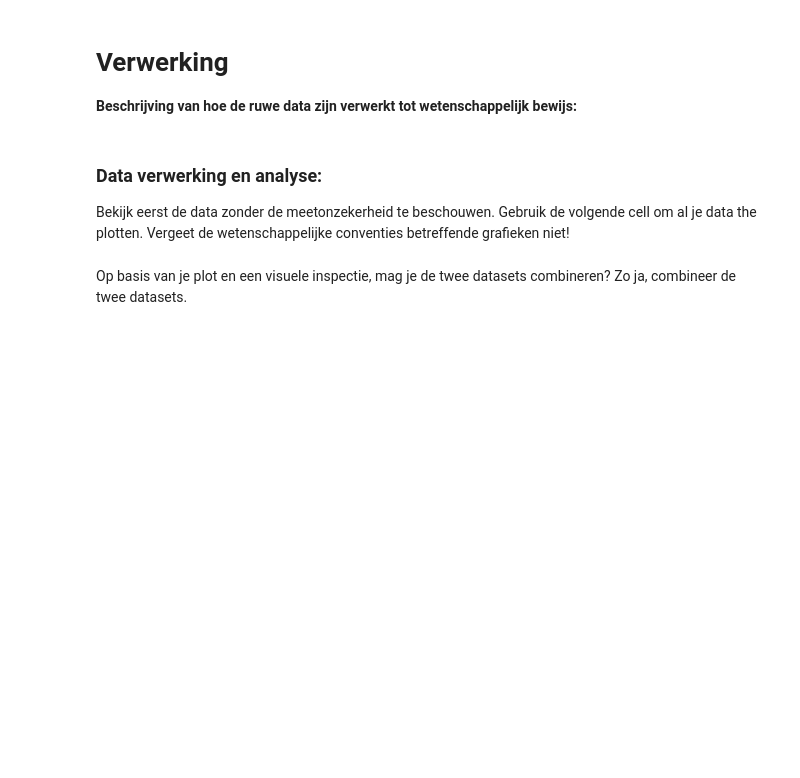
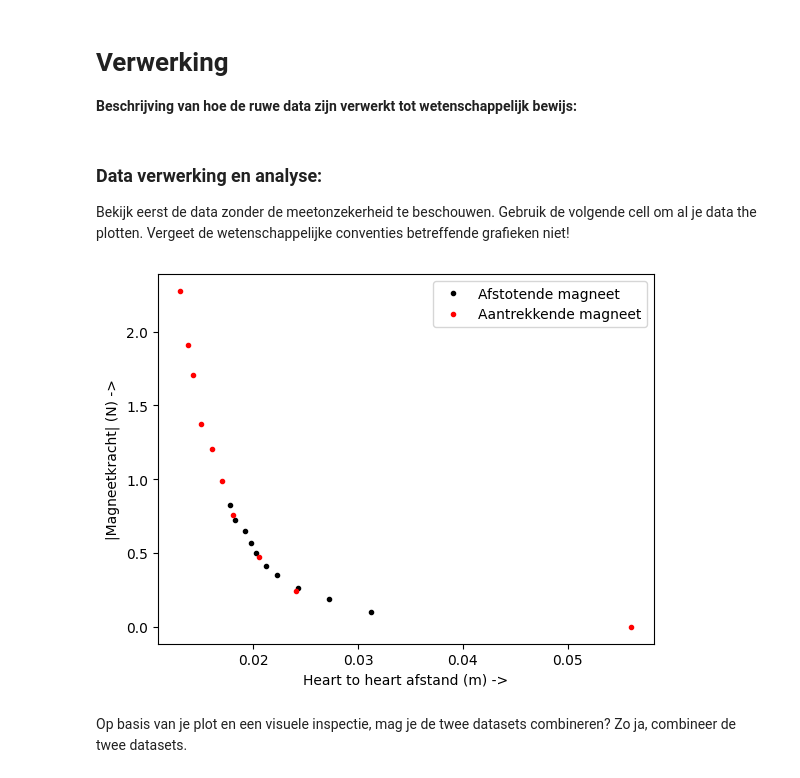
Before and after one commit to Emcrypted-Dev/practicum131023, a Jupyter notebook: IE1_labjournaal_NL.ipynb, the cells around one changed output. Cells and saved outputs as stored; diff of their text form; code cells hidden in the pictures; blank space fills up the shorter version.

```diff
--- a/IE1_labjournaal_NL.ipynb
+++ b/IE1_labjournaal_NL.ipynb
@@ -84,12 +89,17 @@ De 0cm van het meetinstrument van het statief staat niet op de 0 van h12, de afs
 # De metingen zijn opgeslagen in IE_1_metingen_raw.csv. Deze worden ingeladen.
 # Vervolgens wordt die dataset uiteengerafeld zodat de variabelen leesbaar zijn
 
-data = np.loadtxt('IE1_metingen_raw.csv',delimiter = ',', skiprows = 1, unpack = True) #Note: delimiter kan ook ; zijn
+data = np.loadtxt('IE1_metingen_raw.csv', delimiter=';', skiprows=1, unpack=True,
+                  dtype=float)  #Note: delimiter kan ook ; zijn
 
-h_12_af =
+h_12_af = np.array(data[0, :] - 3) * 1e-3
 
-F_af =
+F_af = 9.81 * m_af - np.array(data[1, :]) * 9.81
 
-h_12_aan =
+h_12_aan = np.array(data[3, :] - 3) * 1e-3
 
-F_aan =
+F_aan = np.array(data[4, :]) * 9.81 - m_aan * 9.81
+print(h_12_aan)
+print(F_aan)
+print(h_12_af)
+print(F_af)
@@ -101,19 +118,26 @@ F_aan =
 **Beschrijving van hoe de ruwe data zijn verwerkt tot wetenschappelijk bewijs:**
 # %%
 #Berekening voor de hart-tot-hart afstand tussen de magneten
-z_aan =
+z_aan = d_m + h_1_aan + h_2 + h_12_aan
 
-z_af =
+z_af = d_m + h_1_af + h_2 + h_12_af
 # %% [markdown]
 ### Data verwerking en analyse:
 Bekijk eerst de data zonder de meetonzekerheid te beschouwen. Gebruik de volgende cell om al je data the plotten. Vergeet de wetenschappelijke conventies betreffende grafieken niet!
 # %%
 #Data verwerking en analyse:
 
 #(F,z)-plot
 plt.figure()
-**[your code]**
+#** [your code] **
+plt.plot(z_af, F_af, 'k.', label="Afstotende magneet")
+plt.plot(z_aan, F_aan, 'r.', label="Aantrekkende magneet")
+plt.xlabel("Heart to heart afstand (m) ->")
+plt.ylabel("|Magneetkracht| (N) ->")
+plt.legend()
 plt.show()
+# %% [output]
+[figure, added]
 # %% [markdown]
 Op basis van je plot en een visuele inspectie, mag je de twee datasets combineren? Zo ja, combineer de twee datasets.
 # %%
```
Also changed, not shown: parts of 13 cells of this notebook, 1 other file.
